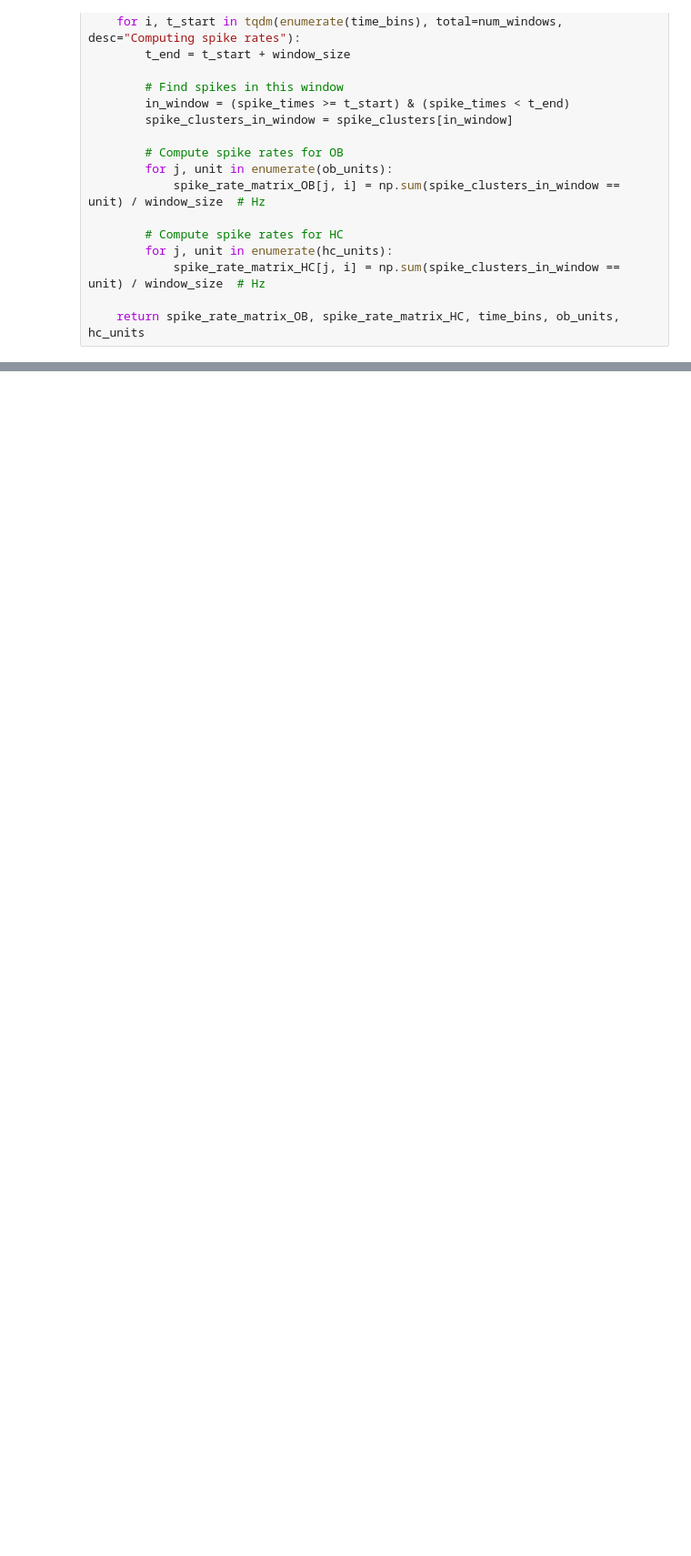
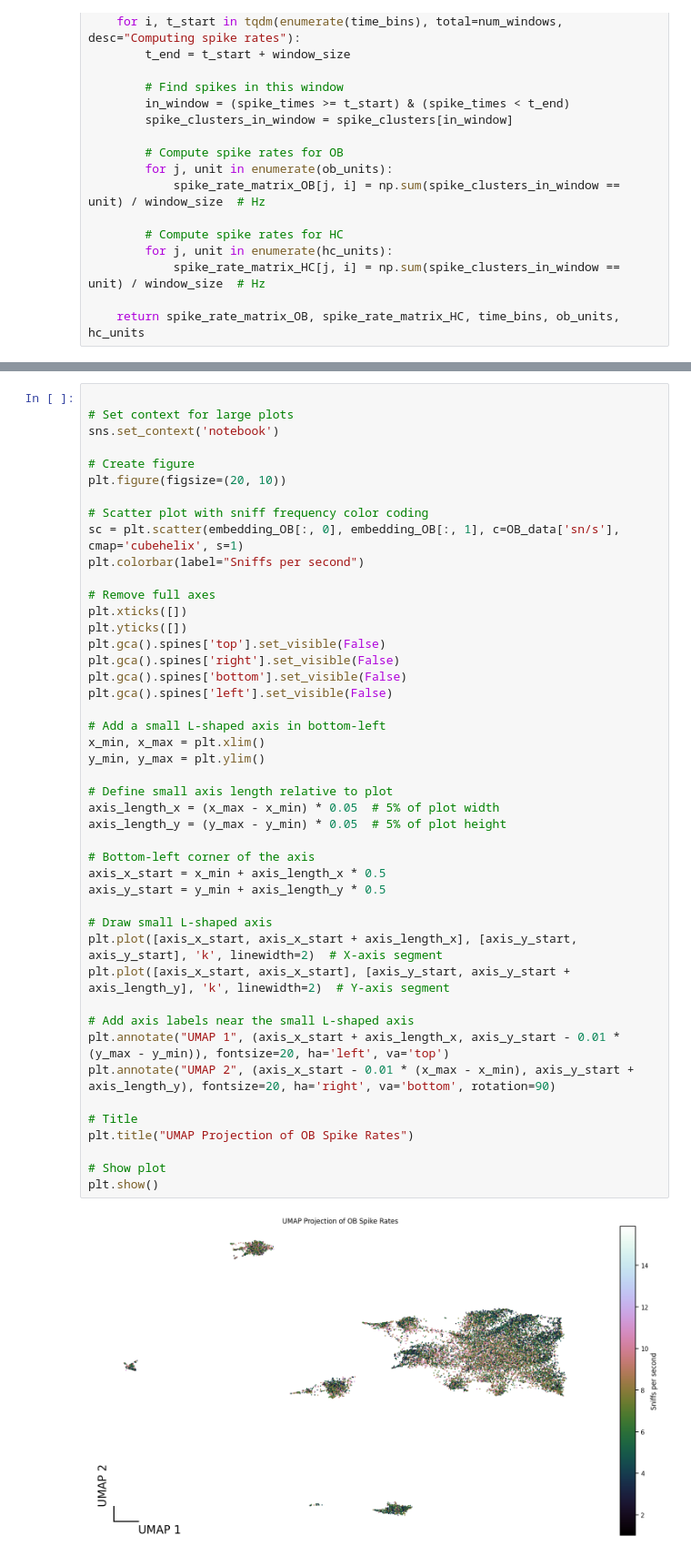
Before and after one commit to nghess/anosmia, a Jupyter notebook: build_spike_rate_matrix.ipynb, the cells around one changed output, grey strips where cells are left out. Shown at 91% size. Saved outputs shown, nothing was run; the diff lists cells and outputs as text; blank space fills up the shorter version.

Commit message:
UMAP

```diff
--- a/build_spike_rate_matrix.ipynb
+++ b/build_spike_rate_matrix.ipynb
@@ -123,0 +245,47 @@ for region in [("OB", rates_OB, ob_units), ("HC", rates_HC, hc_units)]:
+# %%
+
+# Set context for large plots
+sns.set_context('notebook')
+
+# Create figure
+plt.figure(figsize=(20, 10))
+
+# Scatter plot with sniff frequency color coding
+sc = plt.scatter(embedding_OB[:, 0], embedding_OB[:, 1], c=OB_data['sn/s'], cmap='cubehelix', s=1)
+plt.colorbar(label="Sniffs per second")
+
+# Remove full axes
+plt.xticks([])
+plt.yticks([])
+plt.gca().spines['top'].set_visible(False)
+plt.gca().spines['right'].set_visible(False)
+plt.gca().spines['bottom'].set_visible(False)
+plt.gca().spines['left'].set_visible(False)
+
+# Add a small L-shaped axis in bottom-left
+x_min, x_max = plt.xlim()
+y_min, y_max = plt.ylim()
+
+# Define small axis length relative to plot
+axis_length_x = (x_max - x_min) * 0.05  # 5% of plot width
+axis_length_y = (y_max - y_min) * 0.05  # 5% of plot height
+
+# Bottom-left corner of the axis
+axis_x_start = x_min + axis_length_x * 0.5
+axis_y_start = y_min + axis_length_y * 0.5
+
+# Draw small L-shaped axis
+plt.plot([axis_x_start, axis_x_start + axis_length_x], [axis_y_start, axis_y_start], 'k', linewidth=2)  # X-axis segment
+plt.plot([axis_x_start, axis_x_start], [axis_y_start, axis_y_start + axis_length_y], 'k', linewidth=2)  # Y-axis segment
+
+# Add axis labels near the small L-shaped axis
+plt.annotate("UMAP 1", (axis_x_start + axis_length_x, axis_y_start - 0.01 * (y_max - y_min)), fontsize=20, ha='left', va='top')
+plt.annotate("UMAP 2", (axis_x_start - 0.01 * (x_max - x_min), axis_y_start + axis_length_y), fontsize=20, ha='right', va='bottom', rotation=90)
+
+# Title
+plt.title("UMAP Projection of OB Spike Rates")
+
+# Show plot
+plt.show()
+# %% [output]
+[figure, added]
```
Also changed, not shown: parts of 12 cells of this notebook.
